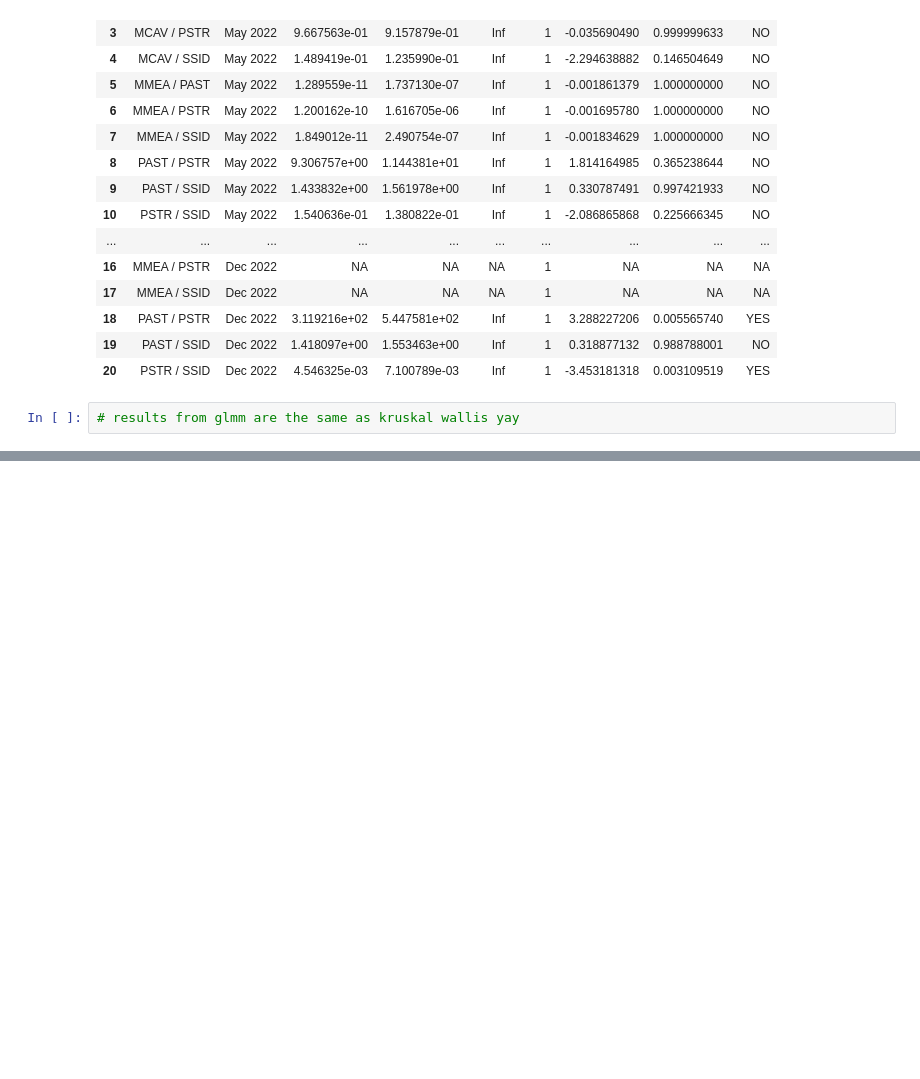
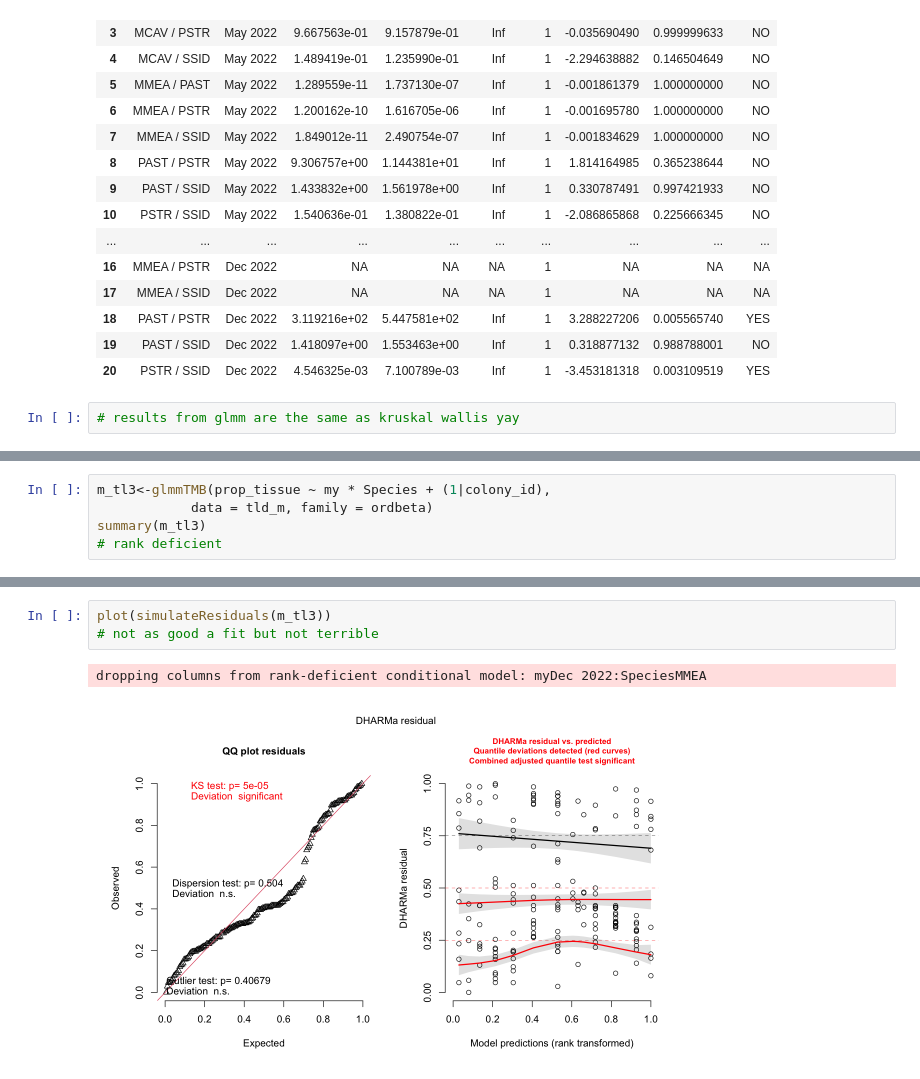
Before and after one commit to brookewicz/Code_notebook, a Jupyter notebook: sctld_tl/tl.ipynb, the cells around one changed output, grey strips where cells are left out. Cells and saved outputs as stored; diff of their text form; blank space fills up the shorter version.

```diff
--- a/sctld_tl/tl.ipynb
+++ b/sctld_tl/tl.ipynb
@@ -926,0 +963,5 @@ A data.frame: 20 × 9
+# %%
+m_tl3<-glmmTMB(prop_tissue ~ my * Species + (1|colony_id),
+            data = tld_m, family = ordbeta)
+summary(m_tl3)
+# rank deficient
@@ -926,0 +987,6 @@ A data.frame: 20 × 9
+# %%
+plot(simulateResiduals(m_tl3))
+# not as good a fit but not terrible
+# %% [output]
+dropping columns from rank-deficient conditional model: myDec 2022:SpeciesMMEA
+[figure, added]
```
Also changed, not shown: parts of 21 cells of this notebook, 1 other file.
